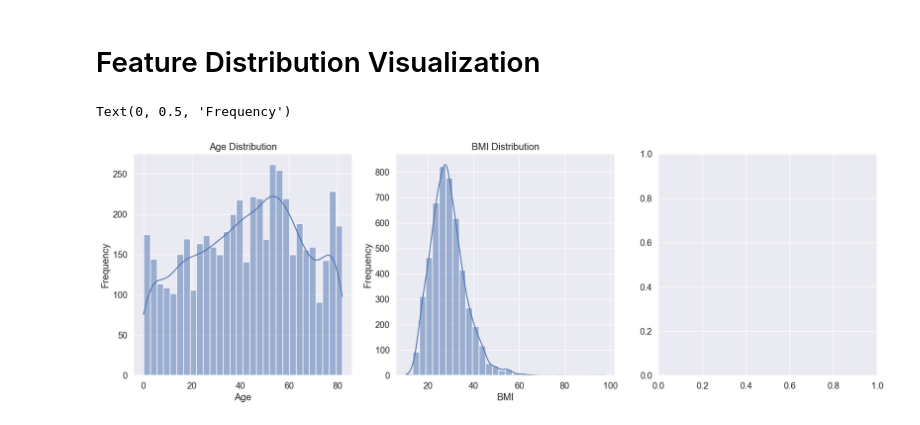
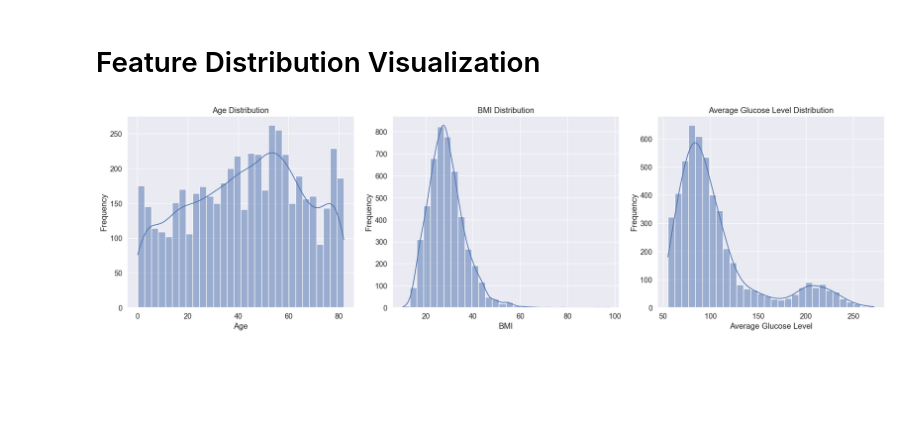
Before and after one commit to marwannour1/stroke_prediction, a Jupyter notebook: main.ipynb, the cells around one changed output. Saved outputs shown, nothing was run; the diff lists cells and outputs as text; code cells hidden in the pictures; blank space fills up the shorter version.

Commit message:
visualize

```diff
--- a/main.ipynb
+++ b/main.ipynb
@@ -124,19 +124,28 @@ Feature Distribution Visualization
 # %%
 # Visualize the distribution of numerical features
 
 fig, axes = plt.subplots(1, 3, figsize=(20, 6))
+
 
 # Age distribution
 sns.histplot(df['age'], bins=30, kde=True, ax=axes[0])
 axes[0].set_title('Age Distribution')
 axes[0].set_xlabel('Age')
 axes[0].set_ylabel('Frequency')
 
 # bmi distribution
 sns.histplot(df['bmi'], bins=30, kde=True, ax=axes[1])
 axes[1].set_title('BMI Distribution')
 axes[1].set_xlabel('BMI')
 axes[1].set_ylabel('Frequency')
+
+# Glucose level distribution
+sns.histplot(df['avg_glucose_level'], bins=30, kde=True, ax=axes[2])
+axes[2].set_title('Average Glucose Level Distribution')
+axes[2].set_xlabel('Average Glucose Level')
+axes[2].set_ylabel('Frequency')
+
+plt.tight_layout()
+plt.show()
 # %% [output]
-Text(0, 0.5, 'Frequency')
-[figure, old version]
+[figure, new version]
```
Also changed, not shown: parts of 3 cells of this notebook.
